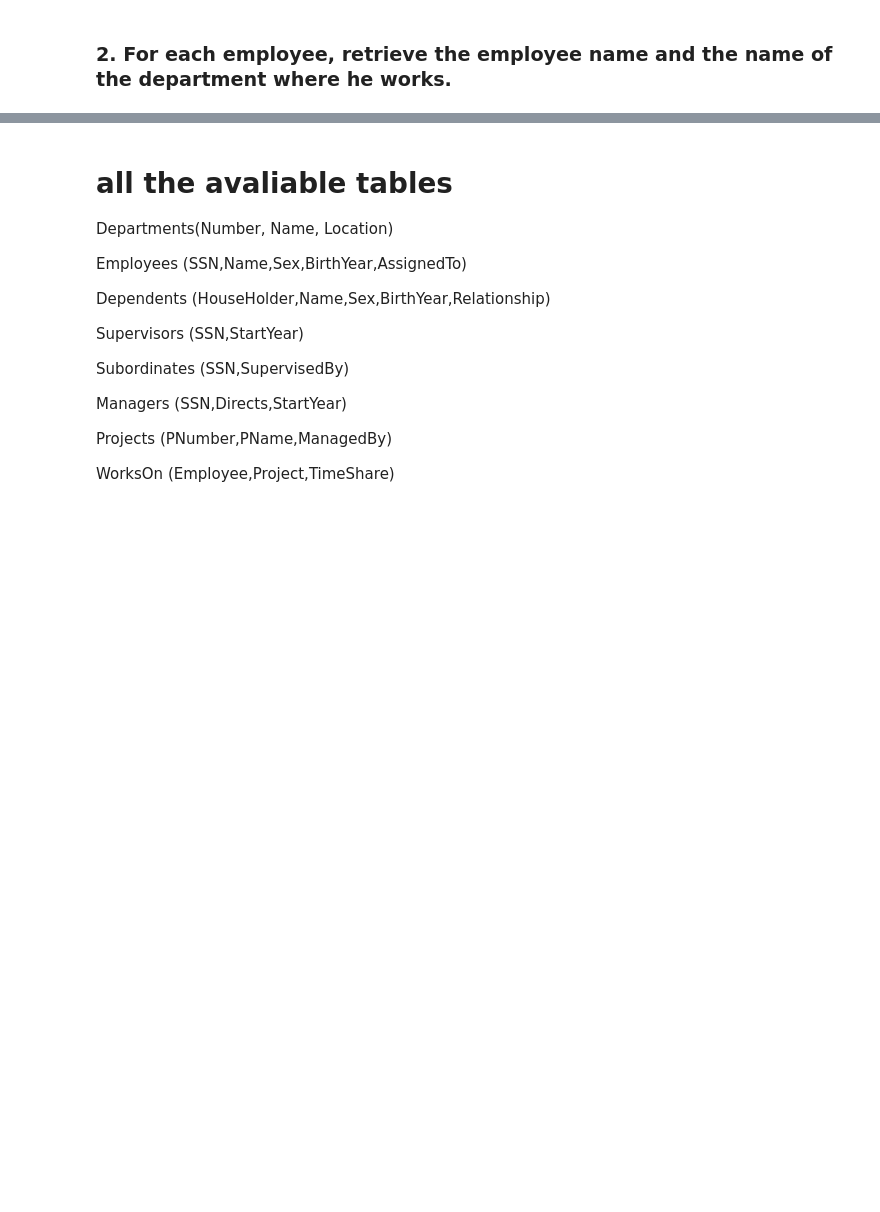
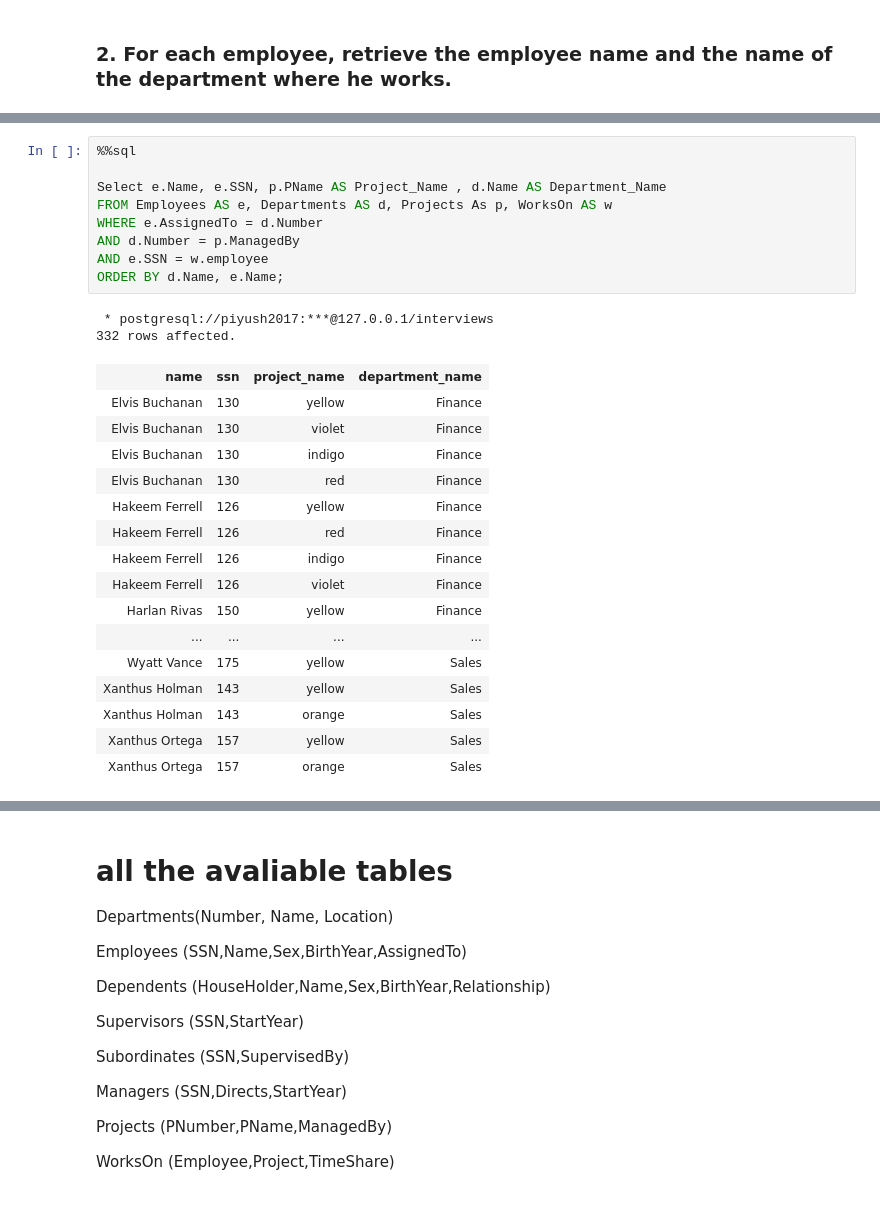
Before and after one commit to piyushtada/learn-sql, a Jupyter notebook: 02-exercise-sol-employee-departments.ipynb, the cells around one changed output, grey strips where cells are left out. Cells and saved outputs as stored; diff of their text form; blank space fills up the shorter version.

```diff
--- a/02-exercise-sol-employee-departments.ipynb
+++ b/02-exercise-sol-employee-departments.ipynb
@@ -132,0 +270,28 @@ WHERE E.AssignedTo = D.Number;
+# %%
+%%sql
+
+Select e.Name, e.SSN, p.PName AS Project_Name , d.Name AS Department_Name
+FROM Employees AS e, Departments AS d, Projects As p, WorksOn AS w
+WHERE e.AssignedTo = d.Number
+AND d.Number = p.ManagedBy
+AND e.SSN = w.employee
+ORDER BY d.Name, e.Name;
+# %% [output]
+ * postgresql://piyush2017:***@127.0.0.1/interviews
+332 rows affected.
+| name | ssn | project_name | department_name |
+| Elvis Buchanan | 130 | yellow | Finance |
+| Elvis Buchanan | 130 | violet | Finance |
+| Elvis Buchanan | 130 | indigo | Finance |
+| Elvis Buchanan | 130 | red | Finance |
+| Hakeem Ferrell | 126 | yellow | Finance |
+| Hakeem Ferrell | 126 | red | Finance |
+| Hakeem Ferrell | 126 | indigo | Finance |
+| Hakeem Ferrell | 126 | violet | Finance |
+| Harlan Rivas | 150 | yellow | Finance |
+| ... | ... | ... | ... |
+| Wyatt Vance | 175 | yellow | Sales |
+| Xanthus Holman | 143 | yellow | Sales |
+| Xanthus Holman | 143 | orange | Sales |
+| Xanthus Ortega | 157 | yellow | Sales |
+| Xanthus Ortega | 157 | orange | Sales |
```
Also changed, not shown: parts of 37 cells of this notebook, 2 other files.
